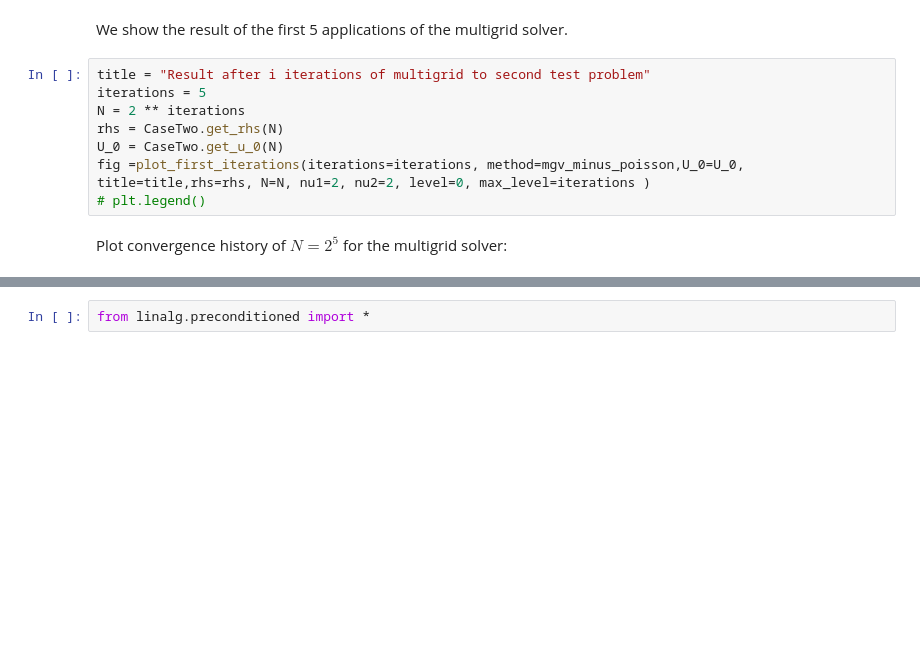
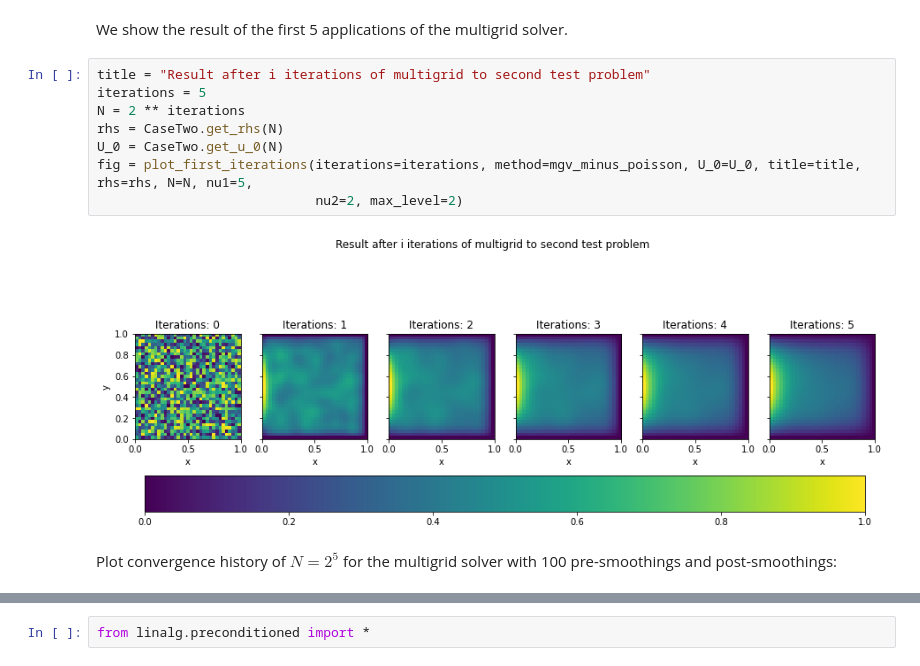
Before and after one commit to alexarntzen/num-linalg, a Jupyter notebook: report/project_part1.ipynb, the cells around one changed output, grey strips where cells are left out. Saved outputs shown, nothing was run; the diff lists cells and outputs as text; blank space fills up the shorter version.

```diff
--- a/report/project_part1.ipynb
+++ b/report/project_part1.ipynb
@@ -77,10 +105,12 @@ We show the result of the first 5 applications of the multigrid solver.
 # %%
 title = "Result after i iterations of multigrid to second test problem"
 iterations = 5
 N = 2 ** iterations
 rhs = CaseTwo.get_rhs(N)
 U_0 = CaseTwo.get_u_0(N)
-fig =plot_first_iterations(iterations=iterations, method=mgv_minus_poisson,U_0=U_0, title=title,rhs=rhs, N=N, nu1=2, nu2=2, level=0, max_level=iterations )
-# plt.legend()
+fig = plot_first_iterations(iterations=iterations, method=mgv_minus_poisson, U_0=U_0, title=title, rhs=rhs, N=N, nu1=5,
+                            nu2=2, max_level=2)
+# %% [output]
+[figure, added]
 # %% [markdown]
-Plot convergence history of $N=2^5$ for the multigrid solver:
+Plot convergence history of $N=2^5$ for the multigrid solver with 100 pre-smoothings and post-smoothings:
```
Also changed, not shown: parts of 27 cells of this notebook.
